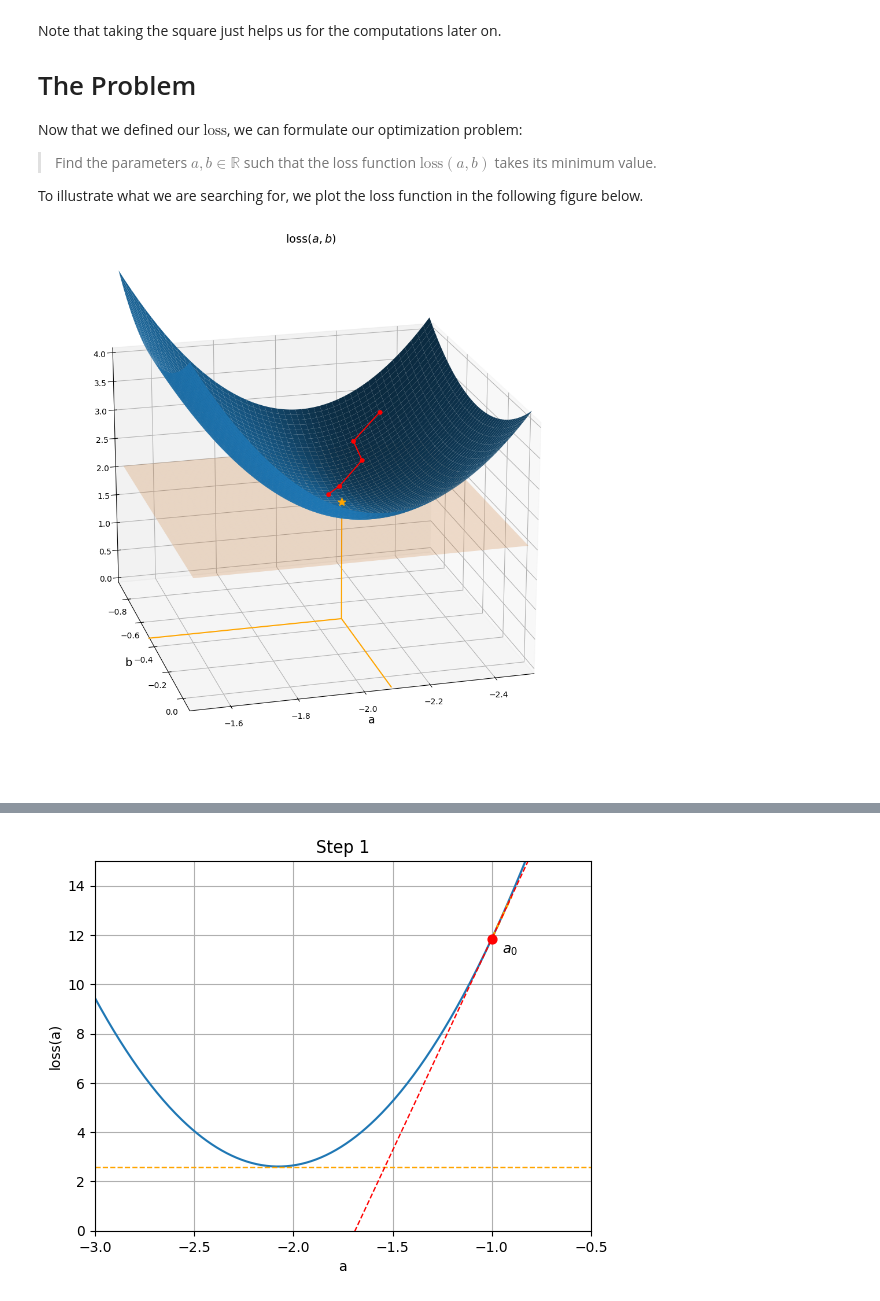
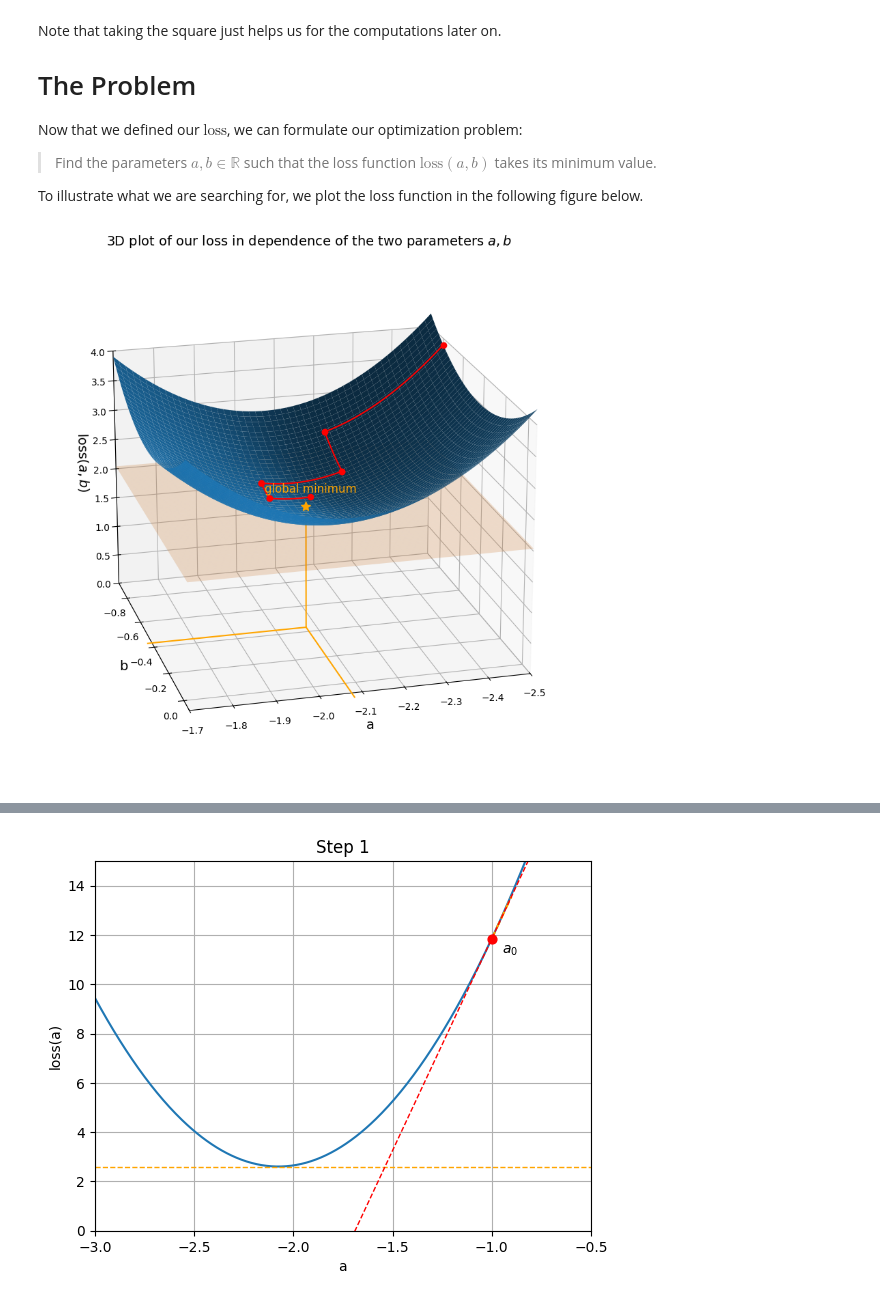
Before and after one commit to IDeaLab-uni-graz/workshop_classification, a Jupyter notebook: basics.ipynb, the cells around one changed output, grey strips where cells are left out. Saved outputs shown, nothing was run; the diff lists cells and outputs as text; code cells hidden in the pictures.

```diff
--- a/basics.ipynb
+++ b/basics.ipynb
@@ -28,6 +32,10 @@ However, in practice we do not know the whole image of the function $f$. Instead
+# %%
+# Here we store all your guesses for the parameters a and b in order to make some visualization later on.
+sequence = []
 # %%
-a = -1.0
-b = 1.0
+a = -2.1
+b = -0.2
 function_to_learn = lambda x: a*x + b
-compare_to_target_data(function_to_learn)
+compare_to_target(function_to_learn, type='data')
+sequence += [(a,b)]
 # %% [output]
@@ -64,49 +72,10 @@ To illustrate what we are searching for, we plot the loss function in the follow
 # %%
 loss = lambda a, b: (a * -2 + b - 4.3)**2 + (a * 0 + b + 1.6)**2 + (a * 2 + b + 4)**2
 
-sequence = [(-2.3, -0.8), (-2.2, -0.75), (-2.2, -0.65), (-2.1, -0.55), (-2.05, -0.5)]
-def plot_2d_function(func, x_range, y_range, filename=""):
-    x = np.linspace(x_range[0], x_range[1], 400)
-    y = np.linspace(y_range[0], y_range[1], 400)
-    X, Y = np.meshgrid(x, y)
-    Z = func(X, Y)
+# Example of a sequence of guesses
+# sequence = [(-2.5, -0.8), (-2.2, -0.8), (-2.2, -0.6), (-2.0, -0.6), (-2.0, -0.5), (-2.1, -0.5)]
 
-    opt_a, opt_b = -2.075, -0.43333333
-    f_opt = func(opt_a,opt_b)
-
-    fig = plt.figure(figsize=(12, 12))
-    ax = fig.add_subplot(111, projection='3d')
-
-    surface = ax.plot_surface(X, Y, Z, color=plt.rcParams['axes.prop_cycle'].by_key()['color'][0],alpha=1.0)  # Use default matplotlib blue with transparency
-
-    z = [func(a, b) for a, b in sequence]
-    ax.plot([a for a,b in sequence], [b for a,b in sequence], z, color='red', alpha=1.0, marker='o', markersize=5, zorder=5)
-
-    ax.plot([opt_a], [opt_b], [f_opt], color='orange', alpha=1.0, marker='*', markersize=10, zorder=5)
-    ax.plot([opt_a, opt_a], [opt_b, opt_b], [0.0, f_opt], color='orange', alpha=1.0)
-    ax.plot([opt_a, x_range[1]+0.03], [opt_b, opt_b], [0.0, 0.0], color='orange', alpha=1.0)
-    ax.plot([opt_a, opt_a], [opt_b, y_range[1]+0.04], [0.0, 0.0], color='orange', alpha=1.0)
-
-    Z = func(opt_a,opt_b) * np.ones_like(Z)
-    surface = ax.plot_surface(X, Y, Z, color=plt.rcParams['axes.prop_cycle'].by_key()['color'][1],alpha=0.2)
-
-    ax.set_xlabel("a", fontsize=14)
-    ax.set_ylabel("b", fontsize=14)
-    ax.view_init(elev=20, azim=75, roll=0)
-
-    ax.set_xlim(x_range)
-    ax.set_ylim(y_range)
-    ax.set_zlim(0.0,4.0)
-
-    # ax.set_zlabel("z", fontsize=14)
-    # ax.set_title("Surface Plot of the Function", fontsize=16)
-    #ax.invert_xaxis()  # Flip the x-axis
-
-    plt.title("$\\text{loss}(a,b)$", fontsize=14)
-    if filename:
-        plt.savefig(filename)
-    plt.show()
-plot_2d_function(loss, (-2.5, -1.5), (-0.93,0.07))
+plot_loss_landscape(loss, sequence, (-2.5, -1.7), (-0.93,0.07))
 # %% [output]
-[figure, old version]
+[figure, new version]
 # %% [markdown]
```
Also changed, not shown: parts of 8 cells of this notebook, 2 other files.
